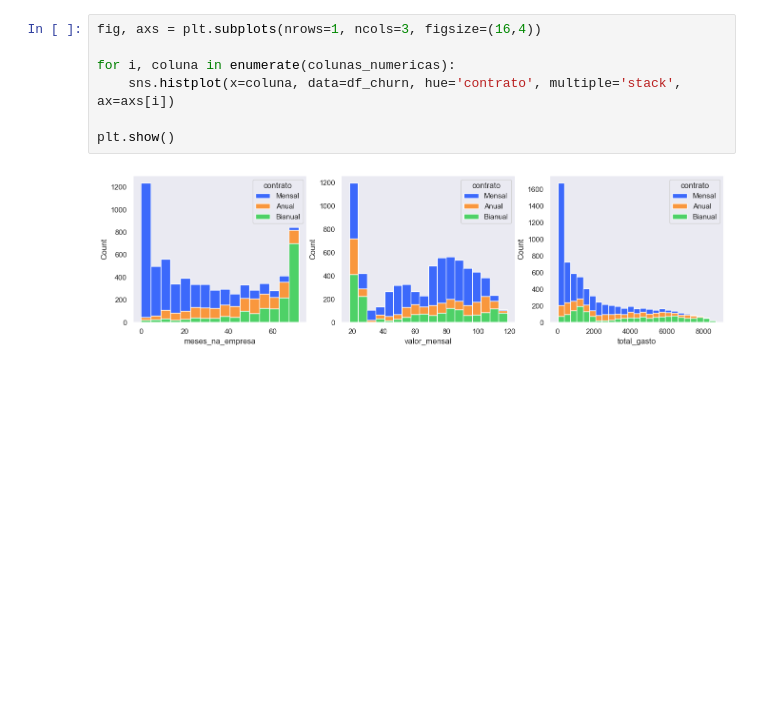
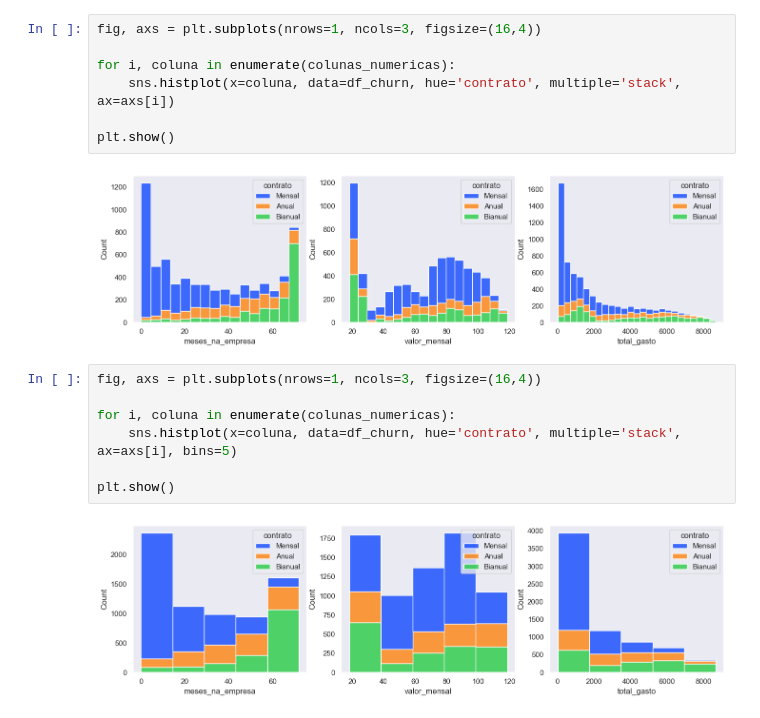
Before and after one commit to dePinhoPaulo/Especializacao-em-Analise-de-Dados, a Jupyter notebook: 06. Trilha Impressionadora - Especialização em Python/49. Gráficos no Python - Matplotlib e Seaborn/37_histogramas_inicial.ipynb, the cells around one changed output. Drawn from its saved outputs; the diff is of its cells as text; blank space fills up the shorter version.

```diff
--- a/06. Trilha Impressionadora - Especialização em Python/49. Gráficos no Python - Matplotlib e Seaborn/37_histogramas_inicial.ipynb
+++ b/06. Trilha Impressionadora - Especialização em Python/49. Gráficos no Python - Matplotlib e Seaborn/37_histogramas_inicial.ipynb
@@ -98,3 +98,12 @@ for i, coluna in enumerate(colunas_numericas):
 plt.show()
 # %% [output]
 [figure]
+# %%
+fig, axs = plt.subplots(nrows=1, ncols=3, figsize=(16,4))
+
+for i, coluna in enumerate(colunas_numericas):
+    sns.histplot(x=coluna, data=df_churn, hue='contrato', multiple='stack', ax=axs[i], bins=5)
+
+plt.show()
+# %% [output]
+[figure, added]
```
Also changed, not shown: parts of 1 cell of this notebook, 4 other files.
